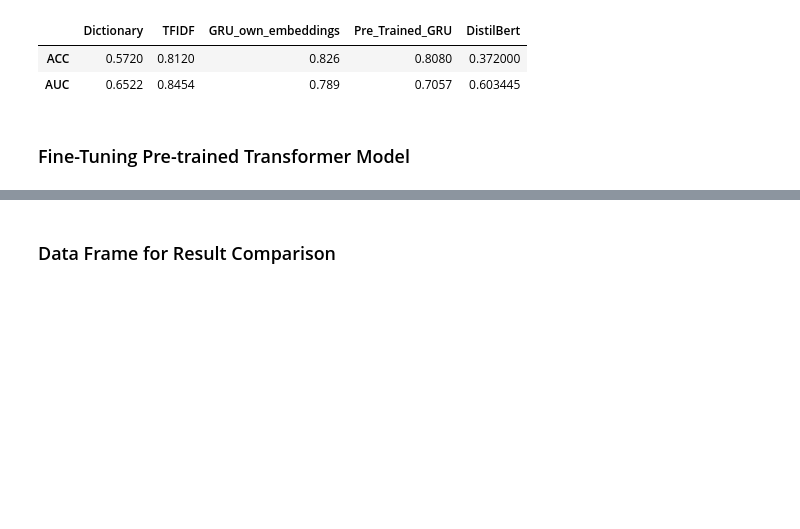
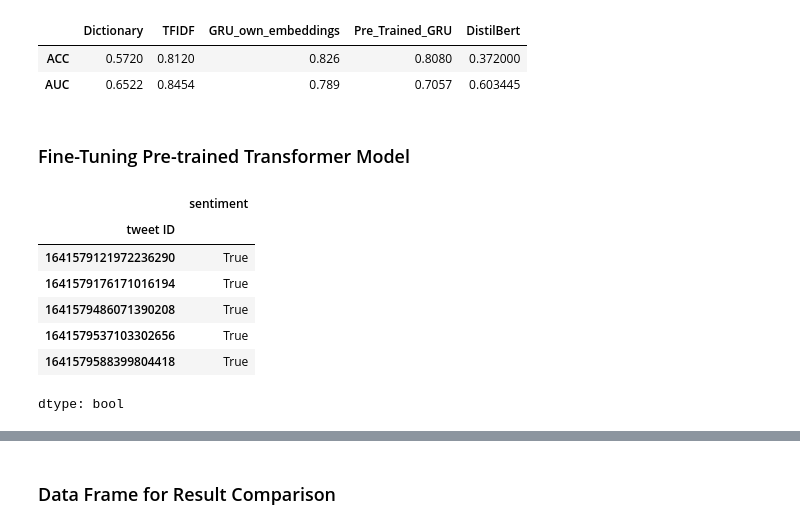
Before and after one commit to busrakasabali/Delta_Task_2, a Jupyter notebook: Delta_Task_2.ipynb, the cells around one changed output, grey strips where cells are left out. Drawn from its saved outputs; the diff is of its cells as text; code cells hidden in the pictures; blank space fills up the shorter version.

```diff
--- a/Delta_Task_2.ipynb
+++ b/Delta_Task_2.ipynb
@@ -686,0 +691,11 @@ df_scores
+# %%
+y_tweets_train.head()
+# %% [output]
+|  | sentiment |
+| tweet ID |  |
+| 1641579121972236290 | True |
+| 1641579176171016194 | True |
+| 1641579486071390208 | True |
+| 1641579537103302656 | True |
+| 1641579588399804418 | True |
+dtype: bool
```
Also changed, not shown: parts of 6 cells of this notebook.
